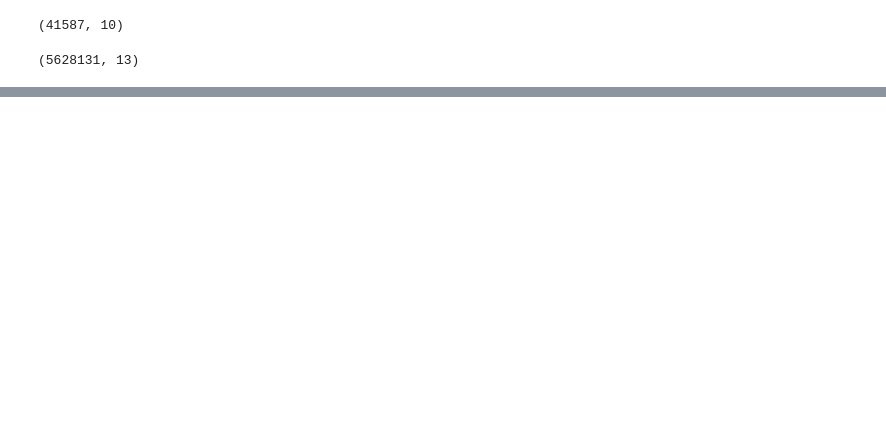
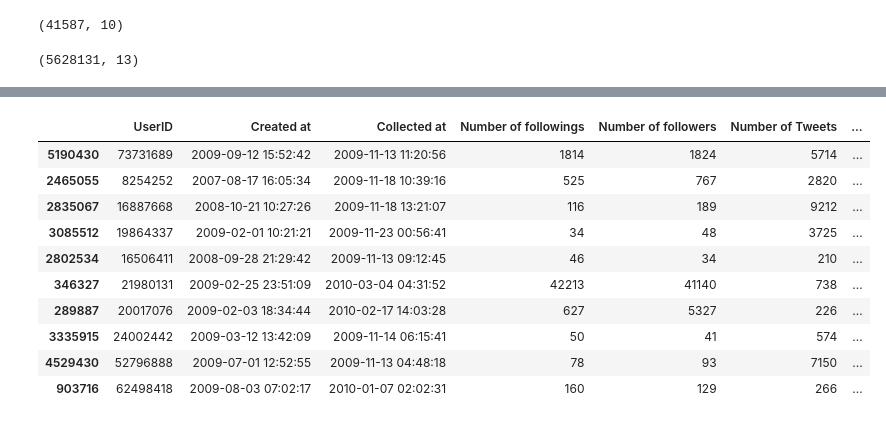
Before and after one commit to rohitkhadka1/SocialHoneyPotAnalyzer, a Jupyter notebook: Twitter_User_Analysis.ipynb, the cells around one changed output, grey strips where cells are left out. Cells and saved outputs as stored; diff of their text form; code cells hidden in the pictures; blank space fills up the shorter version.

```diff
--- a/Twitter_User_Analysis.ipynb
+++ b/Twitter_User_Analysis.ipynb
@@ -238,0 +253,14 @@ fatal: could not read Username for 'https://github.com': No such device or addre
+# %%
+df.sample(n=10)
+# %% [output]
+|  | UserID | Created at | Collected at | Number of followings | Number of followers | Number of Tweets | ... |
+| 5190430 | 73731689 | 2009-09-12 15:52:42 | 2009-11-13 11:20:56 | 1814 | 1824 | 5714 | ... |
+| 2465055 | 8254252 | 2007-08-17 16:05:34 | 2009-11-18 10:39:16 | 525 | 767 | 2820 | ... |
+| 2835067 | 16887668 | 2008-10-21 10:27:26 | 2009-11-18 13:21:07 | 116 | 189 | 9212 | ... |
+| 3085512 | 19864337 | 2009-02-01 10:21:21 | 2009-11-23 00:56:41 | 34 | 48 | 3725 | ... |
+| 2802534 | 16506411 | 2008-09-28 21:29:42 | 2009-11-13 09:12:45 | 46 | 34 | 210 | ... |
+| 346327 | 21980131 | 2009-02-25 23:51:09 | 2010-03-04 04:31:52 | 42213 | 41140 | 738 | ... |
+| 289887 | 20017076 | 2009-02-03 18:34:44 | 2010-02-17 14:03:28 | 627 | 5327 | 226 | ... |
+| 3335915 | 24002442 | 2009-03-12 13:42:09 | 2009-11-14 06:15:41 | 50 | 41 | 574 | ... |
+| 4529430 | 52796888 | 2009-07-01 12:52:55 | 2009-11-13 04:48:18 | 78 | 93 | 7150 | ... |
+| 903716 | 62498418 | 2009-08-03 07:02:17 | 2010-01-07 02:02:31 | 160 | 129 | 266 | ... |
```
Also changed, not shown: parts of 17 cells of this notebook.
